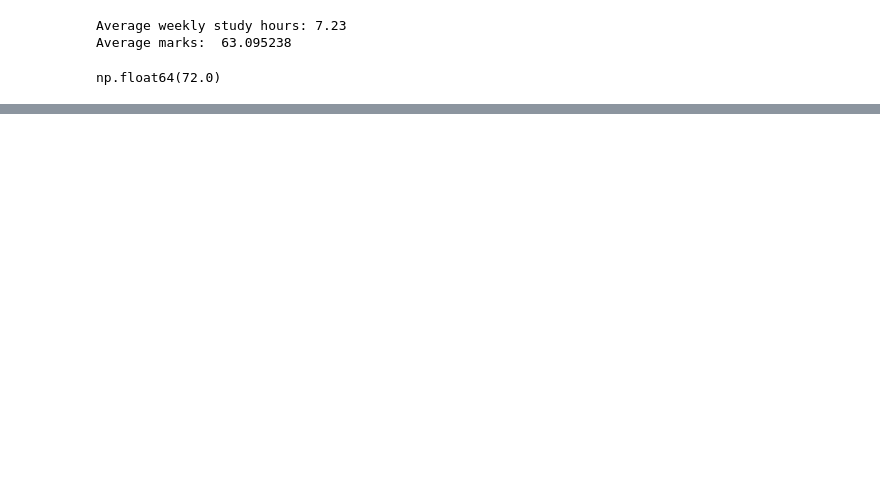
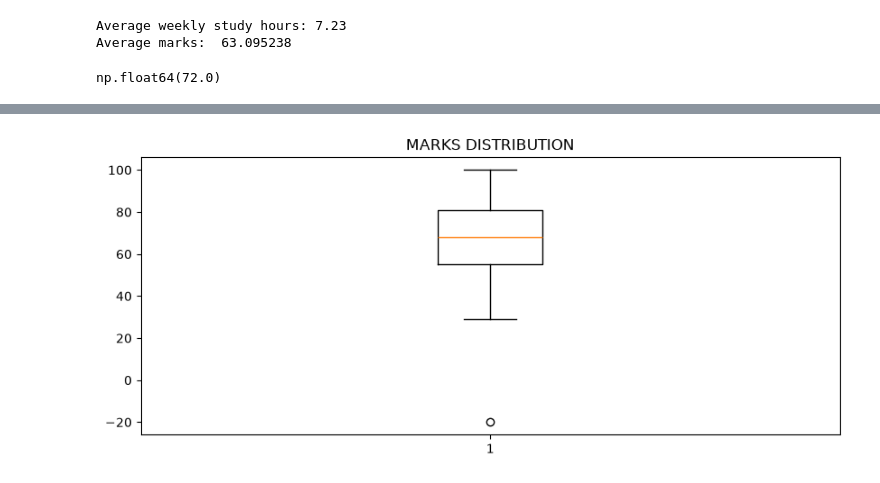
Before and after one commit to Eze-paul231/data-practical, a Jupyter notebook: data science practise.ipynb, the cells around one changed output, grey strips where cells are left out. Saved outputs shown, nothing was run; the diff lists cells and outputs as text; code cells hidden in the pictures; blank space fills up the shorter version.

```diff
--- a/data science practise.ipynb
+++ b/data science practise.ipynb
@@ -148,0 +262,12 @@ df_student = pd.concat([df_student, passed.rename('Passed')], axis=1)
+# %%
+marks = df_student.Marks
+
+fig = plt.figure(figsize=(10, 4))
+
+plt.boxplot(marks)
+
+plt.title("MARKS DISTRIBUTION")
+
+fig.show()
+# %% [output]
+[figure, added]
```
Also changed, not shown: parts of 11 cells of this notebook.
